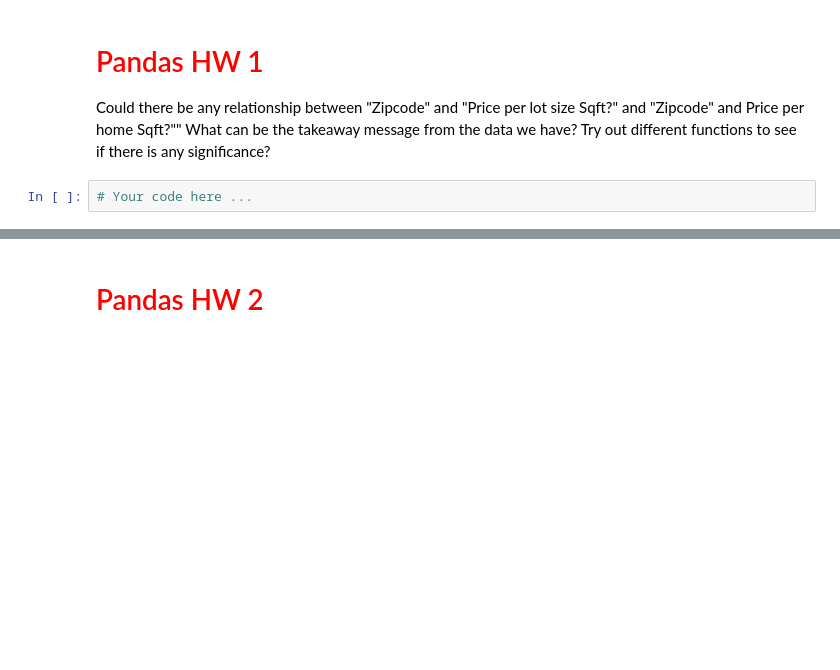
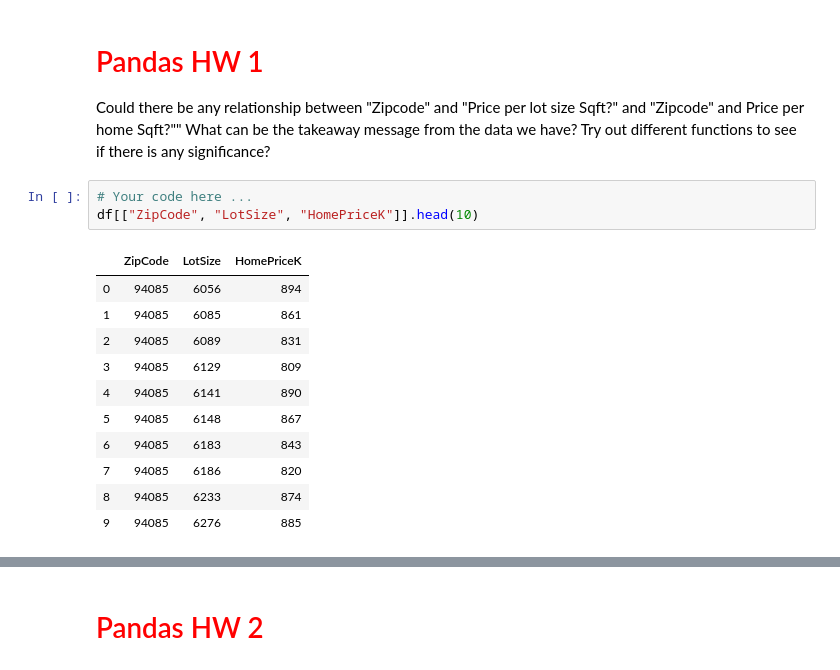
Before and after one commit to Sudhakar7777777/fuhsd-python3, a Jupyter notebook: Class5-Pandas/C4_Pandas_Housing_Student.ipynb, the cells around one changed output, grey strips where cells are left out. Drawn from its saved outputs; the diff is of its cells as text; blank space fills up the shorter version.

```diff
--- a/Class5-Pandas/C4_Pandas_Housing_Student.ipynb
+++ b/Class5-Pandas/C4_Pandas_Housing_Student.ipynb
@@ -323,3 +323,16 @@ Could there be any relationship between "Zipcode" and "Price per lot size Sqft?"
 What can be the takeaway message from the data we have? Try out different functions to see if there is any significance?
 # %%
 # Your code here ...
+df[["ZipCode", "LotSize", "HomePriceK"]].head(10)
+# %% [output]
+|  | ZipCode | LotSize | HomePriceK |
+| 0 | 94085 | 6056 | 894 |
+| 1 | 94085 | 6085 | 861 |
+| 2 | 94085 | 6089 | 831 |
+| 3 | 94085 | 6129 | 809 |
+| 4 | 94085 | 6141 | 890 |
+| 5 | 94085 | 6148 | 867 |
+| 6 | 94085 | 6183 | 843 |
+| 7 | 94085 | 6186 | 820 |
+| 8 | 94085 | 6233 | 874 |
+| 9 | 94085 | 6276 | 885 |
```
Also changed, not shown: parts of 6 cells of this notebook, 2 other files.
